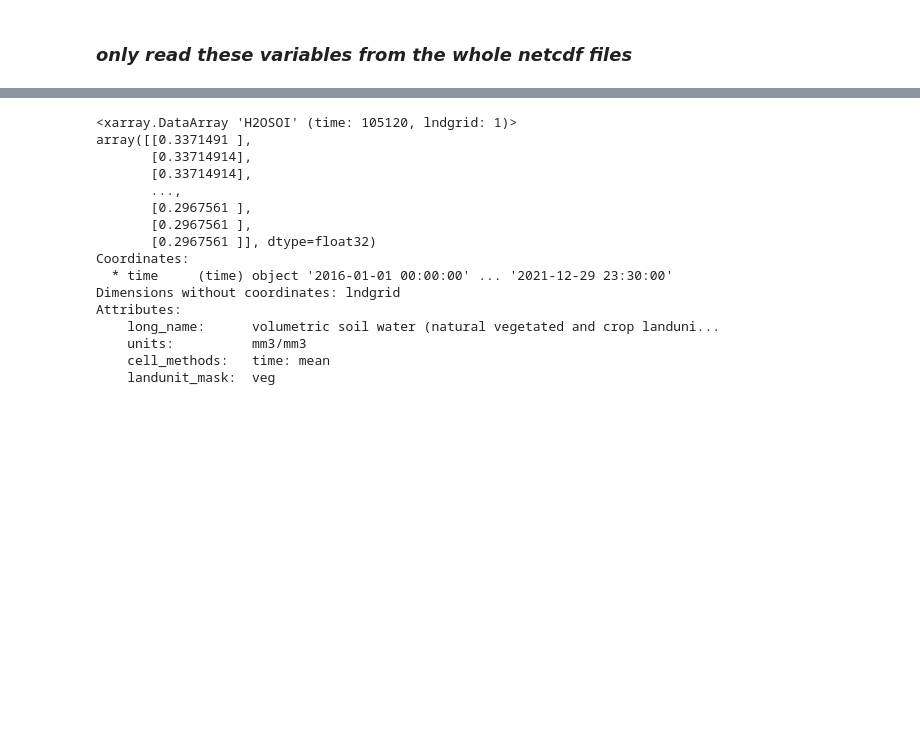
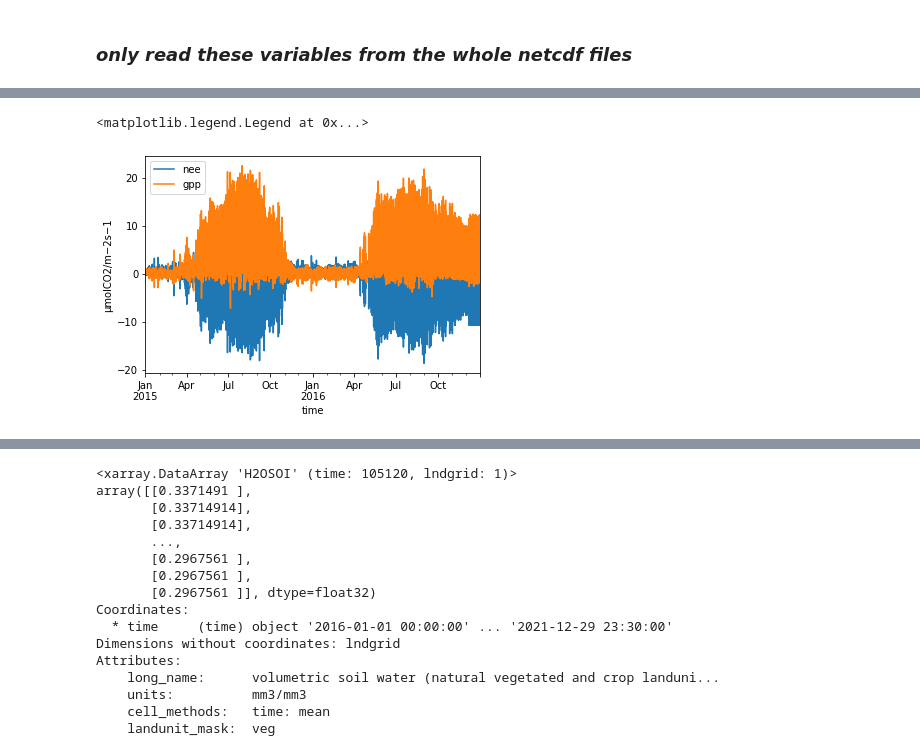
Before and after one commit to ntarasewicz/neon_scripts, a Jupyter notebook: notebooks/preprocessor_dailyNR1.ipynb, the cells around one changed output, grey strips where cells are left out. Saved outputs shown, nothing was run; the diff lists cells and outputs as text; code cells hidden in the pictures; blank space fills up the shorter version.

```diff
--- a/notebooks/preprocessor_dailyNR1.ipynb
+++ b/notebooks/preprocessor_dailyNR1.ipynb
@@ -160,0 +191,8 @@ Reading all simulation files took: 3.595088243484497 s.
+# %%
+df_af.nee.plot(label='nee');
+df_af.gpp.plot(label='gpp');
+plt.ylabel('µmolCO2/m−2s−1');
+plt.legend()
+# %% [output]
+<matplotlib.legend.Legend at 0x...>
+[figure, added]
```
Also changed, not shown: parts of 23 cells of this notebook.
